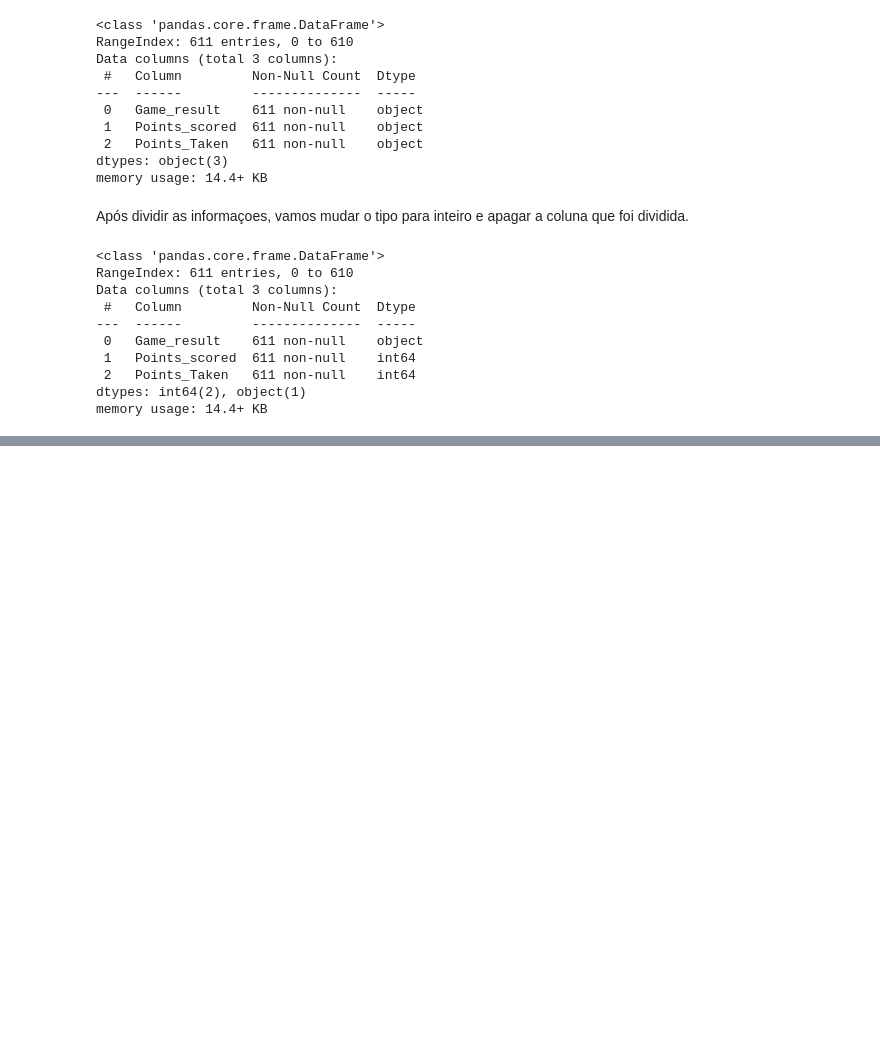
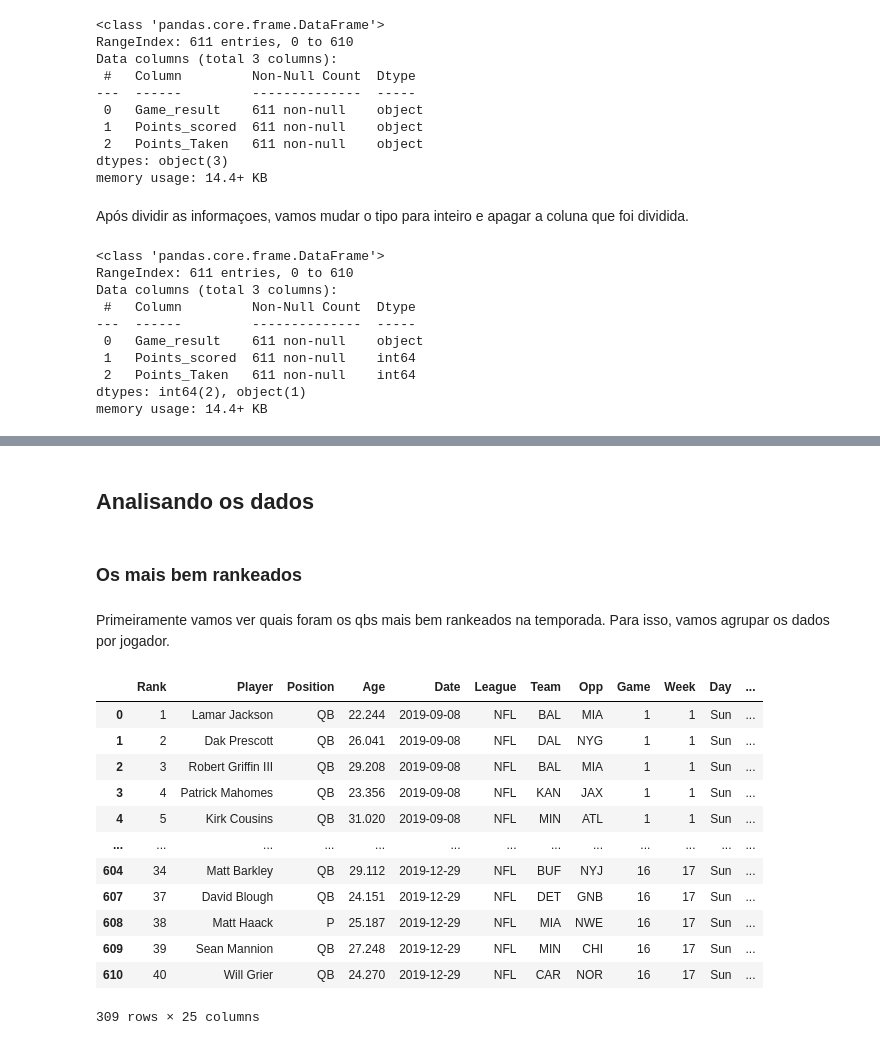
Before and after one commit to Valgueiro/dataScience_project, a Jupyter notebook: Projeto_1_dataScience.ipynb, the cells around one changed output, grey strips where cells are left out. Drawn from its saved outputs; the diff is of its cells as text; code cells hidden in the pictures; blank space fills up the shorter version.

```diff
--- a/Projeto_1_dataScience.ipynb
+++ b/Projeto_1_dataScience.ipynb
@@ -260,0 +240,23 @@ memory usage: 124.2+ KB
+# %% [markdown]
+## Analisando os dados
+# %% [markdown]
+### Os mais bem rankeados
+# %% [markdown]
+Primeiramente vamos ver quais foram os qbs mais bem rankeados na temporada. Para isso, vamos agrupar os dados por jogador.
+# %%
+all_players_qb_stats = qbs.groupby(['Player', 'Position'])
+all_players_qb_stats.head()
+# %% [output]
+|  | Rank | Player | Position | Age | Date | League | Team | Opp | Game | Week | Day | ... |
+| 0 | 1 | Lamar Jackson | QB | 22.244 | 2019-09-08 | NFL | BAL | MIA | 1 | 1 | Sun | ... |
+| 1 | 2 | Dak Prescott | QB | 26.041 | 2019-09-08 | NFL | DAL | NYG | 1 | 1 | Sun | ... |
+| 2 | 3 | Robert Griffin III | QB | 29.208 | 2019-09-08 | NFL | BAL | MIA | 1 | 1 | Sun | ... |
+| 3 | 4 | Patrick Mahomes | QB | 23.356 | 2019-09-08 | NFL | KAN | JAX | 1 | 1 | Sun | ... |
+| 4 | 5 | Kirk Cousins | QB | 31.020 | 2019-09-08 | NFL | MIN | ATL | 1 | 1 | Sun | ... |
+| ... | ... | ... | ... | ... | ... | ... | ... | ... | ... | ... | ... | ... |
+| 604 | 34 | Matt Barkley | QB | 29.112 | 2019-12-29 | NFL | BUF | NYJ | 16 | 17 | Sun | ... |
+| 607 | 37 | David Blough | QB | 24.151 | 2019-12-29 | NFL | DET | GNB | 16 | 17 | Sun | ... |
+| 608 | 38 | Matt Haack | P | 25.187 | 2019-12-29 | NFL | MIA | NWE | 16 | 17 | Sun | ... |
+| 609 | 39 | Sean Mannion | QB | 27.248 | 2019-12-29 | NFL | MIN | CHI | 16 | 17 | Sun | ... |
+| 610 | 40 | Will Grier | QB | 24.270 | 2019-12-29 | NFL | CAR | NOR | 16 | 17 | Sun | ... |
+309 rows × 25 columns
```
Also changed, not shown: parts of 15 cells of this notebook.
